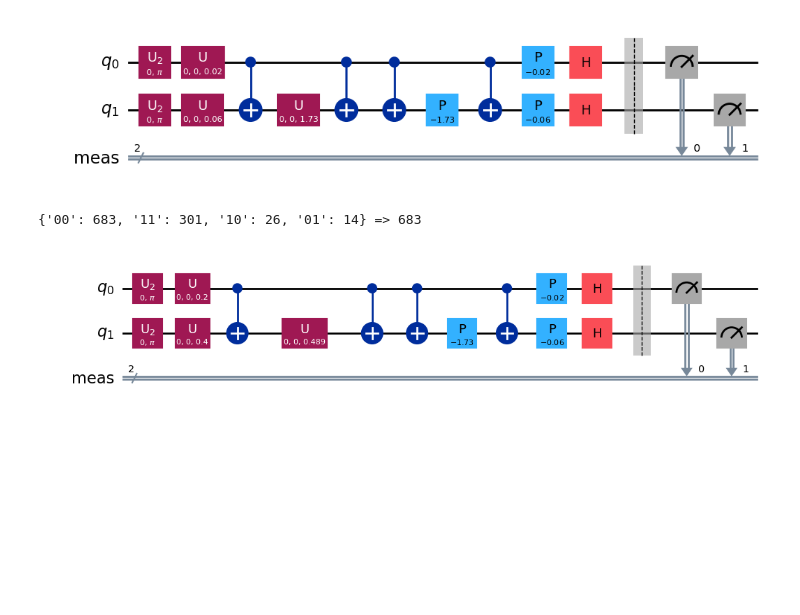
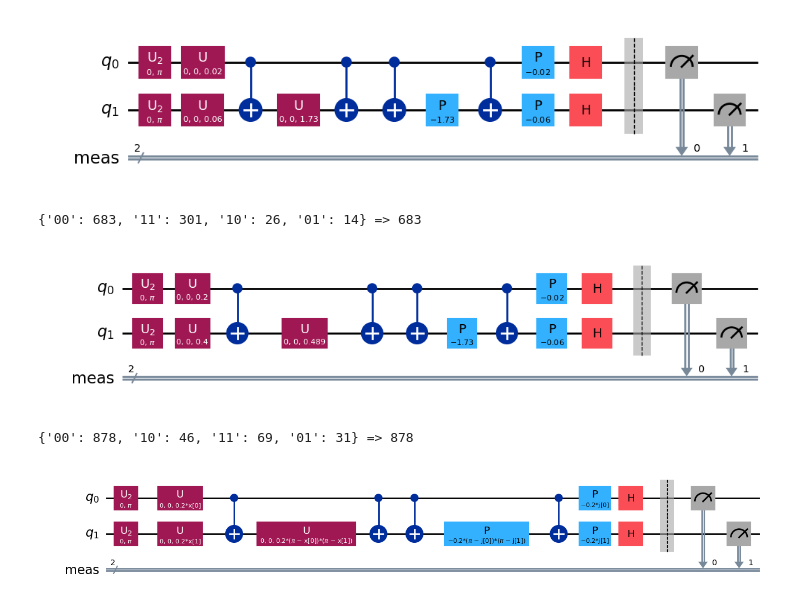
Before and after one commit to Alf-caput/qiskit-ufv, a Jupyter notebook: Clase4-PauliFeatureMap.ipynb, the cells around one changed output. Cells and saved outputs as stored; diff of their text form; code cells hidden in the pictures; blank space fills up the shorter version.

Commit message:
Add circuit + inverse

```diff
--- a/Clase4-PauliFeatureMap.ipynb
+++ b/Clase4-PauliFeatureMap.ipynb
@@ -196,3 +196,47 @@ qc.decompose().decompose().draw('mpl')
 # %% [output]
 {'00': 683, '11': 301, '10': 26, '01': 14} => 683
 [figure]
+# %%
+from qiskit_aer import AerSimulator
+from qiskit.circuit import QuantumCircuit, Parameter
+from qiskit.transpiler.preset_passmanagers import generate_preset_pass_manager
+from qiskit_ibm_runtime import Session, SamplerV2
+
+with open('token.txt', 'r') as token_file:
+    token = token_file.read().strip()
+
+# Bell Circuit
+qc = PauliFeatureMap(
+    alpha=0.2,
+    feature_dimension=2,          # Number of features to encode
+    reps=1,                       # Number of times to repeat the encoding
+    paulis=['Z', 'ZZ'],                  # Using only Z rotations in this example
+)
+
+inv_qc = PauliFeatureMap(
+    alpha=0.2,
+    feature_dimension=2,          # Number of features to encode
+    reps=1,                       # Number of times to repeat the encoding
+    paulis=['Z', 'ZZ'],                  # Using only Z rotations in this example
+    parameter_prefix='j'
+).inverse()
+
+qc.append(inv_qc, [0, 1])
+qc.measure_all()
+# qc = qc.assign_parameters([0.1, 0.3, 1, 2])
+
+
+# Run the sampler job locally using AerSimulator.
+# Session syntax is supported but ignored because local mode doesn't support sessions.
+aer_sim = AerSimulator()
+pm = generate_preset_pass_manager(backend=aer_sim, optimization_level=1)
+isa_qc = pm.run(qc)
+with Session(backend=aer_sim) as session:
+    sampler = SamplerV2(mode=session)
+    result = sampler.run([(isa_qc, np.array([1, 2, 3, 4]))]).result()
+
+print(result[0].data.meas.get_counts(), "=>", result[0].data.meas.get_counts()['00'])
+qc.decompose().decompose().draw('mpl')
+# %% [output]
+{'00': 878, '10': 46, '11': 69, '01': 31} => 878
+[figure, added]
```
